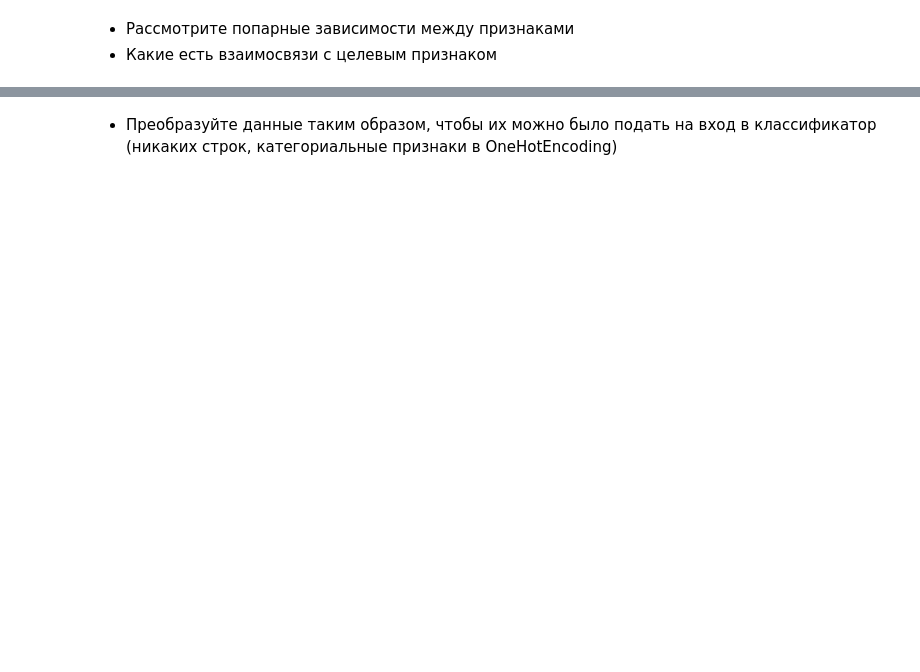
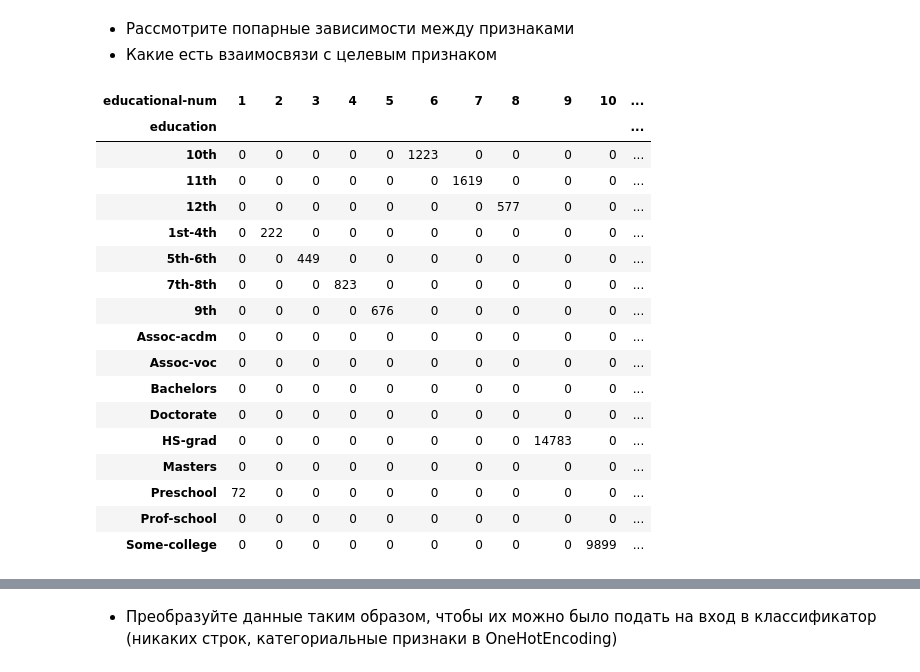
Before and after one commit to riviera2015/hse-ml-poly, a Jupyter notebook: 2018-10/s2-knn/seminar-knn-proc.ipynb, the cells around one changed output, grey strips where cells are left out. Saved outputs shown, nothing was run; the diff lists cells and outputs as text; code cells hidden in the pictures; blank space fills up the shorter version.

```diff
--- a/2018-10/s2-knn/seminar-knn-proc.ipynb
+++ b/2018-10/s2-knn/seminar-knn-proc.ipynb
@@ -193,3 +262,25 @@ df.head()
 # %% [markdown]
 * Рассмотрите попарные зависимости между признаками
 * Какие есть взаимосвязи с целевым признаком
+# %%
+# Во-первых можно понять, что признаки с постфиксом "-num" кодируют категории
+pd.crosstab(df.education, df.loc[:, 'educational-num'])
+# %% [output]
+| educational-num | 1 | 2 | 3 | 4 | 5 | 6 | 7 | 8 | 9 | 10 | ... |
+| education |  |  |  |  |  |  |  |  |  |  | ... |
+| 10th | 0 | 0 | 0 | 0 | 0 | 1223 | 0 | 0 | 0 | 0 | ... |
+| 11th | 0 | 0 | 0 | 0 | 0 | 0 | 1619 | 0 | 0 | 0 | ... |
+| 12th | 0 | 0 | 0 | 0 | 0 | 0 | 0 | 577 | 0 | 0 | ... |
+| 1st-4th | 0 | 222 | 0 | 0 | 0 | 0 | 0 | 0 | 0 | 0 | ... |
+| 5th-6th | 0 | 0 | 449 | 0 | 0 | 0 | 0 | 0 | 0 | 0 | ... |
+| 7th-8th | 0 | 0 | 0 | 823 | 0 | 0 | 0 | 0 | 0 | 0 | ... |
+| 9th | 0 | 0 | 0 | 0 | 676 | 0 | 0 | 0 | 0 | 0 | ... |
+| Assoc-acdm | 0 | 0 | 0 | 0 | 0 | 0 | 0 | 0 | 0 | 0 | ... |
+| Assoc-voc | 0 | 0 | 0 | 0 | 0 | 0 | 0 | 0 | 0 | 0 | ... |
+| Bachelors | 0 | 0 | 0 | 0 | 0 | 0 | 0 | 0 | 0 | 0 | ... |
+| Doctorate | 0 | 0 | 0 | 0 | 0 | 0 | 0 | 0 | 0 | 0 | ... |
+| HS-grad | 0 | 0 | 0 | 0 | 0 | 0 | 0 | 0 | 14783 | 0 | ... |
+| Masters | 0 | 0 | 0 | 0 | 0 | 0 | 0 | 0 | 0 | 0 | ... |
+| Preschool | 72 | 0 | 0 | 0 | 0 | 0 | 0 | 0 | 0 | 0 | ... |
+| Prof-school | 0 | 0 | 0 | 0 | 0 | 0 | 0 | 0 | 0 | 0 | ... |
+| Some-college | 0 | 0 | 0 | 0 | 0 | 0 | 0 | 0 | 0 | 9899 | ... |
```
Also changed, not shown: parts of 28 cells of this notebook, 15 other files.
